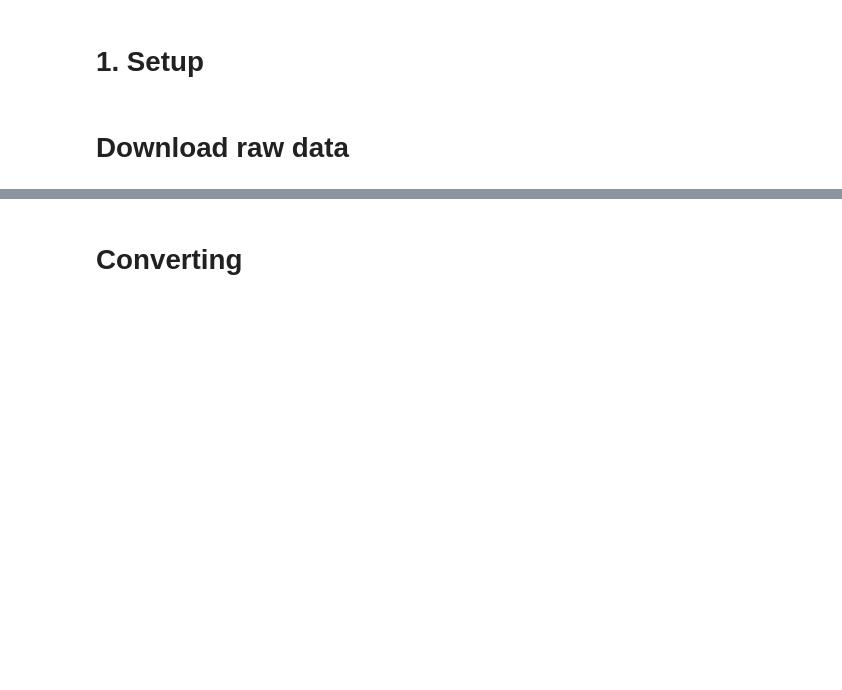
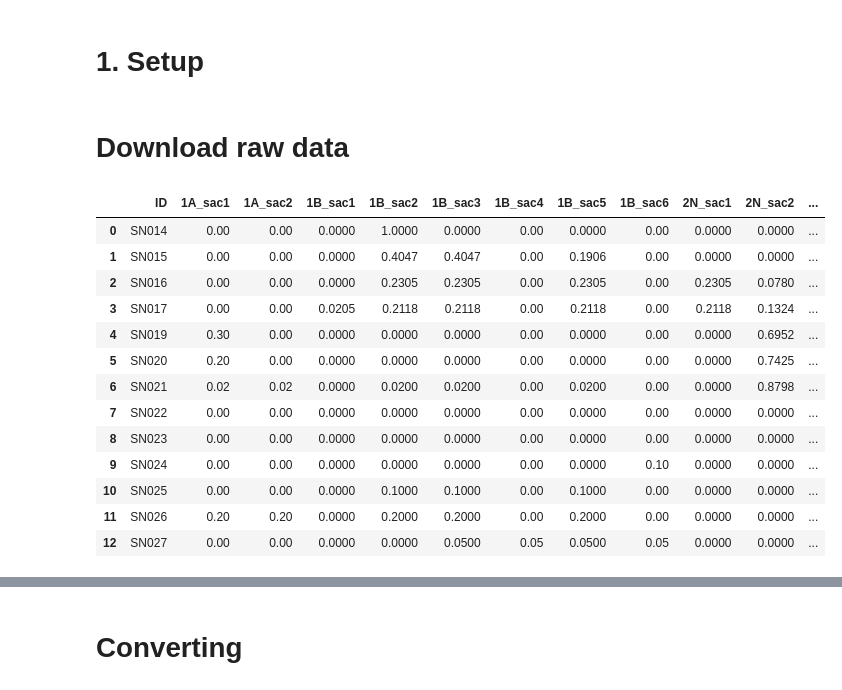
Before and after one commit to FelipeMFO-RM/uncertainty-aware-predictors, a Jupyter notebook: notebooks/exploration/chemical_composition_eda.ipynb, the cells around one changed output, grey strips where cells are left out. Saved outputs shown, nothing was run; the diff lists cells and outputs as text; code cells hidden in the pictures; blank space fills up the shorter version.

```diff
--- a/notebooks/exploration/chemical_composition_eda.ipynb
+++ b/notebooks/exploration/chemical_composition_eda.ipynb
@@ -46,14 +58,16 @@ runr = ExperimentRunner(modl, evla, models_root=varv.PATHS.models)
 # %% [markdown]
 # Download raw data
 # %%
-SCHEMA_DATE = "170826"
+ANNEALING_SCHEMA_DATE = "190826"
+SN_SCHEMA_DATE = "190826"
 
-FILE_NAME_SCHEMA_DATA = "schema_annealing_essays_{}.csv".format(SCHEMA_DATE)
 
-df_raw = pd.read_csv(os.path.join(varv.PATHS.data_raw, FILE_NAME_SCHEMA_DATA))
+FILE_NAME_SN_COMPOSITION = f"serial-number-encoding_{SN_SCHEMA_DATE}.csv"
+FILE_NAME_SCHEMA_DATA = f"schema_annealing_essays_{ANNEALING_SCHEMA_DATE}.csv"
+
 FEATURES_TO_SELECT = [
     "experiment_id",
-    "material",
+    "material_reference",
     "purity",
     "initial_diameter",
     "temperature",
@@ -65,6 +79,26 @@ FEATURES_TO_SELECT = [
     "tensile_strength_final",
     "elongation_final",
 ]
+# %%
+df_sn = pd.read_csv(os.path.join(varv.PATHS.data_structured, FILE_NAME_SN_COMPOSITION))
+df_raw = pd.read_csv(os.path.join(varv.PATHS.data_raw, FILE_NAME_SCHEMA_DATA))
+# %%
+df_sn
+# %% [output]
+|  | ID | 1A_sac1 | 1A_sac2 | 1B_sac1 | 1B_sac2 | 1B_sac3 | 1B_sac4 | 1B_sac5 | 1B_sac6 | 2N_sac1 | 2N_sac2 | ... |
+| 0 | SN014 | 0.00 | 0.00 | 0.0000 | 1.0000 | 0.0000 | 0.00 | 0.0000 | 0.00 | 0.0000 | 0.0000 | ... |
+| 1 | SN015 | 0.00 | 0.00 | 0.0000 | 0.4047 | 0.4047 | 0.00 | 0.1906 | 0.00 | 0.0000 | 0.0000 | ... |
+| 2 | SN016 | 0.00 | 0.00 | 0.0000 | 0.2305 | 0.2305 | 0.00 | 0.2305 | 0.00 | 0.2305 | 0.0780 | ... |
+| 3 | SN017 | 0.00 | 0.00 | 0.0205 | 0.2118 | 0.2118 | 0.00 | 0.2118 | 0.00 | 0.2118 | 0.1324 | ... |
+| 4 | SN019 | 0.30 | 0.00 | 0.0000 | 0.0000 | 0.0000 | 0.00 | 0.0000 | 0.00 | 0.0000 | 0.6952 | ... |
+| 5 | SN020 | 0.20 | 0.00 | 0.0000 | 0.0000 | 0.0000 | 0.00 | 0.0000 | 0.00 | 0.0000 | 0.7425 | ... |
+| 6 | SN021 | 0.02 | 0.02 | 0.0000 | 0.0200 | 0.0200 | 0.00 | 0.0200 | 0.00 | 0.0000 | 0.8798 | ... |
+| 7 | SN022 | 0.00 | 0.00 | 0.0000 | 0.0000 | 0.0000 | 0.00 | 0.0000 | 0.00 | 0.0000 | 0.0000 | ... |
+| 8 | SN023 | 0.00 | 0.00 | 0.0000 | 0.0000 | 0.0000 | 0.00 | 0.0000 | 0.00 | 0.0000 | 0.0000 | ... |
+| 9 | SN024 | 0.00 | 0.00 | 0.0000 | 0.0000 | 0.0000 | 0.00 | 0.0000 | 0.10 | 0.0000 | 0.0000 | ... |
+| 10 | SN025 | 0.00 | 0.00 | 0.0000 | 0.1000 | 0.1000 | 0.00 | 0.1000 | 0.00 | 0.0000 | 0.0000 | ... |
+| 11 | SN026 | 0.20 | 0.20 | 0.0000 | 0.2000 | 0.2000 | 0.00 | 0.2000 | 0.00 | 0.0000 | 0.0000 | ... |
+| 12 | SN027 | 0.00 | 0.00 | 0.0000 | 0.0000 | 0.0500 | 0.05 | 0.0500 | 0.05 | 0.0000 | 0.0000 | ... |
 # %%
 df_nnan = df_raw.dropna(how="all")
 df_feat = df_nnan[FEATURES_TO_SELECT]
```
Also changed, not shown: parts of 18 cells of this notebook, 5 other files.
